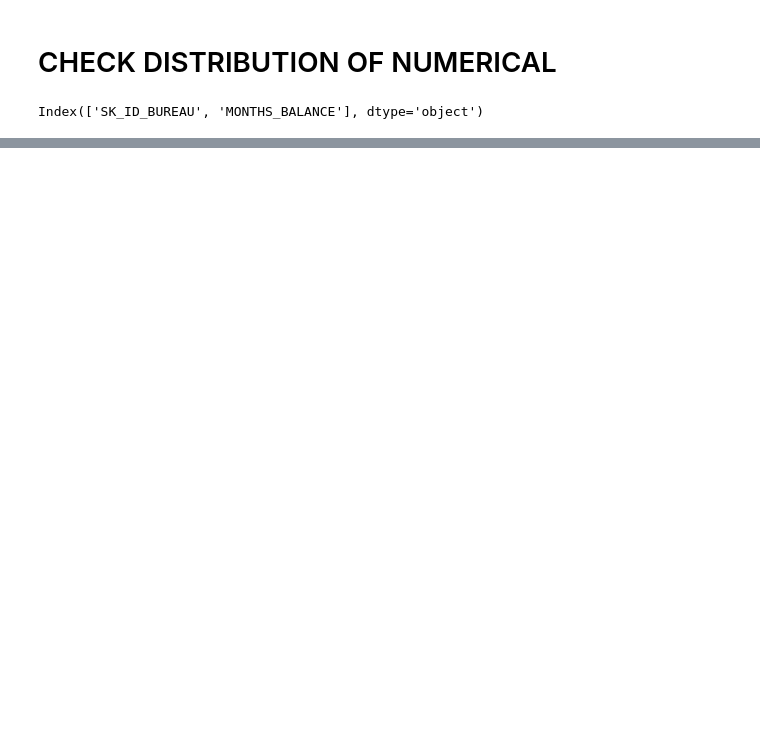
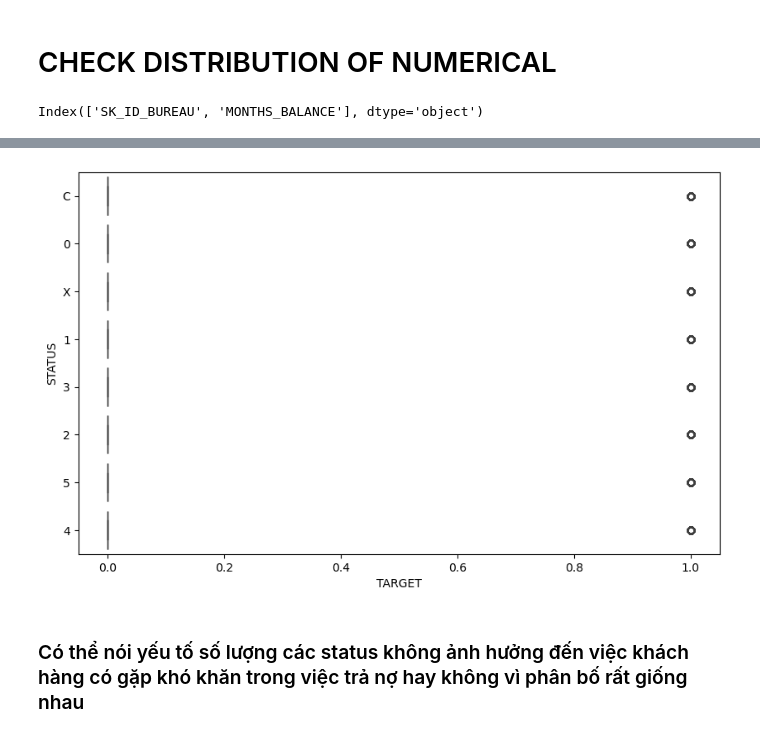
Before and after one commit to dunp7/Home-Default-Credit-Risk, a Jupyter notebook: Cleaning + EDA/Bureau Balance.ipynb, the cells around one changed output, grey strips where cells are left out. Cells and saved outputs as stored; diff of their text form; code cells hidden in the pictures; blank space fills up the shorter version.

```diff
--- a/Cleaning + EDA/Bureau Balance.ipynb
+++ b/Cleaning + EDA/Bureau Balance.ipynb
@@ -199,0 +281,9 @@ Insight: There is a small difference in the spread of 'MONTHS_BALANCE' between t
+# %%
+# Create a boxplot
+plt.figure(figsize=(10, 6))
+sns.boxplot(x='TARGET', y='STATUS', data=merge_table)
+plt.show()
+# %% [output]
+[figure, added]
+# %% [markdown]
+### Có thể nói yếu tố số lượng các status không ảnh hưởng đến việc khách hàng có gặp khó khăn trong việc trả nợ hay không vì phân bố rất giống nhau
```
Also changed, not shown: parts of 12 cells of this notebook, 2 other files.
